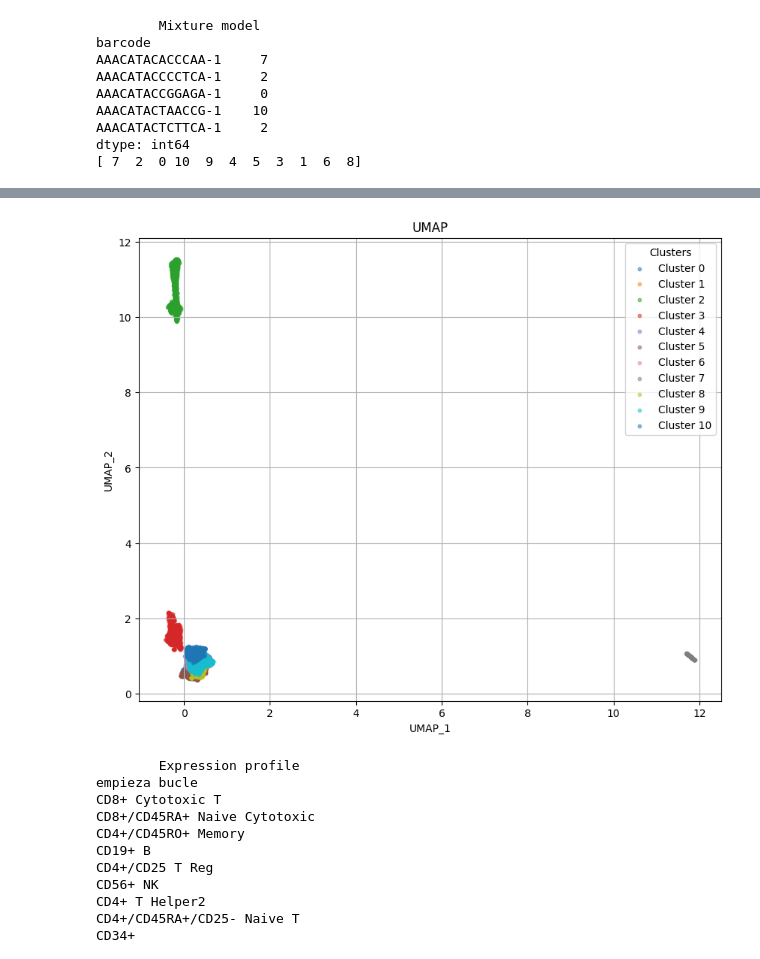
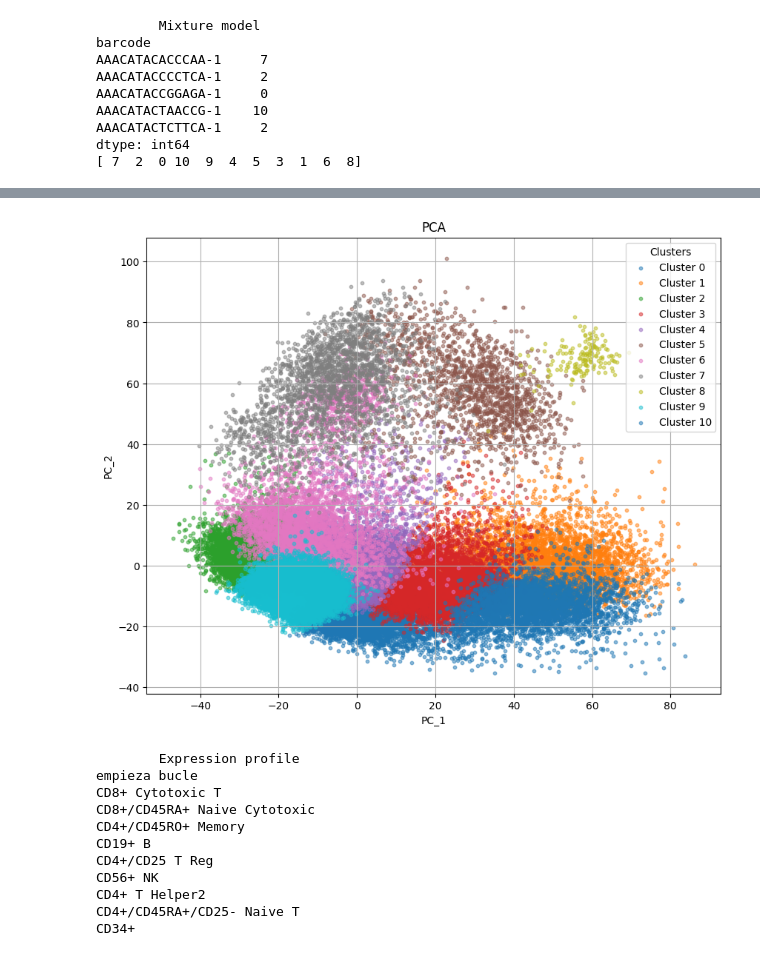
Before and after one commit to MarcosEsteve/scRNAseq_across_human_tissues, a Jupyter notebook: exploratory_analysis.ipynb, the cells around one changed output, grey strips where cells are left out. Saved outputs shown, nothing was run; the diff lists cells and outputs as text; code cells hidden in the pictures.

```diff
--- a/exploratory_analysis.ipynb
+++ b/exploratory_analysis.ipynb
@@ -179,11 +192,11 @@ None
 reload(feature_selection)
 gc.collect()
 print("\tMatrix 1")
-selected_matrix1 = feature_selection.select_highly_variable_genes(norm_matrix3)
+selected_matrix1 = feature_selection.select_highly_variable_genes(norm_matrix1, n_top_genes=2000)
 print(selected_matrix1.info())
 
 print("\tMatrix 2")
-selected_matrix2 = feature_selection.select_genes_by_variance(norm_matrix3)
+selected_matrix2 = feature_selection.select_genes_by_variance(norm_matrix1)
 print(selected_matrix2.info())
 # %% [output]
         Matrix 1
@@ -292,7 +305,7 @@ KeyboardInterrupt
 reload(clustering)
 gc.collect()
 print("\tDistance based")
-clustering3 = clustering.distance_based_clustering(umap_matrix, n_clusters=11)
+clustering3 = clustering.distance_based_clustering(pca_matrix, n_clusters=11)
 print(clustering3.head())
 print(clustering3.unique())
 # %% [output]
@@ -407,9 +412,9 @@ dtype: int64
 # %%
 # Clustering visualization
 reload(clustering)
-clustering.visualize_clusters(umap_matrix, 'UMAP', clustering3)
+clustering.visualize_clusters(pca_matrix, 'PCA', clustering3)
 # %% [output]
-[figure, old version]
+[figure, new version]
 # %%
 # Cell identification
 reload(cell_identification)
```
Also changed, not shown: parts of 15 cells of this notebook, 7 other files.
